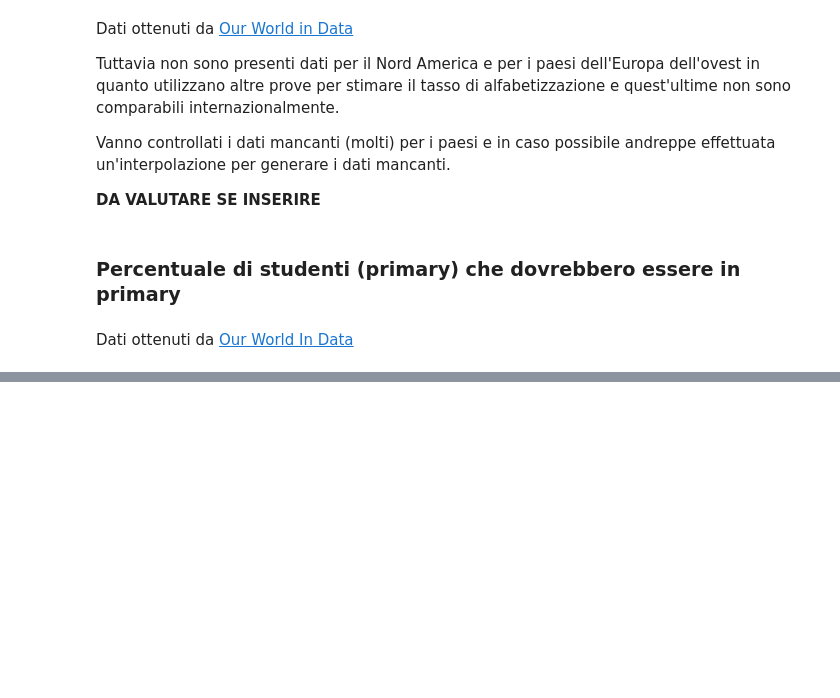
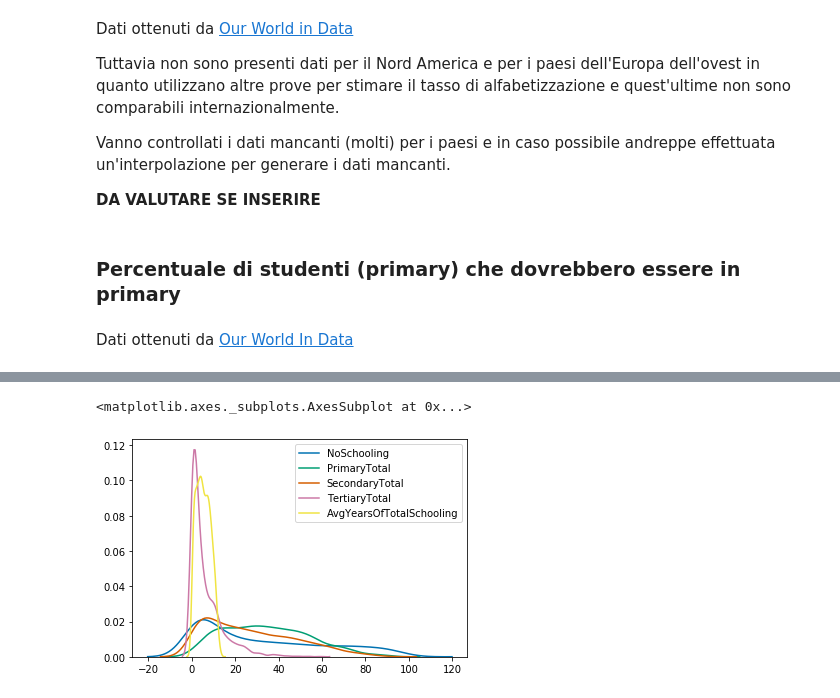
Before and after one commit to alepistola/HumanDataScience, a Jupyter notebook: hds_project.ipynb, the cells around one changed output, grey strips where cells are left out. Drawn from its saved outputs; the diff is of its cells as text; code cells hidden in the pictures; blank space fills up the shorter version.

```diff
--- a/hds_project.ipynb
+++ b/hds_project.ipynb
@@ -29,3 +31,21 @@ non conta nel determinare la prosperità nazionale.
+# %%
+import pandas as pd
+import numpy as np
+import matplotlib
+import matplotlib.pyplot as plt
+import seaborn as sns
+from sklearn.preprocessing import MinMaxScaler
+import sklearn
+from sklearn import svm
+from sklearn.svm import NuSVC
+from sklearn import metrics
+from sklearn.metrics import classification_report, confusion_matrix
+from sklearn.metrics import precision_score, recall_score, f1_score, roc_curve, auc, roc_auc_score, precision_recall_curve, average_precision_score, cohen_kappa_score, classification_report, accuracy_score
+from sklearn.model_selection import GridSearchCV
+from sklearn.ensemble import RandomForestClassifier
+import joblib
+
+plt.style.use('seaborn-colorblind')
 # %% [markdown]
 ## Creazione dataset
 # %% [markdown]
@@ -60,0 +85,5 @@ Dati ottenuti da [Our World In Data]()
+# %%
+base_url = "dataset/"
+
+df = pd.read_excel(base_url + 'barroAndLee.xlsx')
+df.head()
@@ -60,0 +110,10 @@ Dati ottenuti da [Our World In Data]()
+# %%
+#df.groupby(["Country"]).mean()
+sns.kdeplot(df["NoSchooling"])
+sns.kdeplot(df["PrimaryTotal"])
+sns.kdeplot(df["SecondaryTotal"])
+sns.kdeplot(df["TertiaryTotal"])
+sns.kdeplot(df["AvgYearsOfTotalSchooling"])
+# %% [output]
+<matplotlib.axes._subplots.AxesSubplot at 0x...>
+[figure, added]
```
Also changed, not shown: parts of 8 cells of this notebook.
